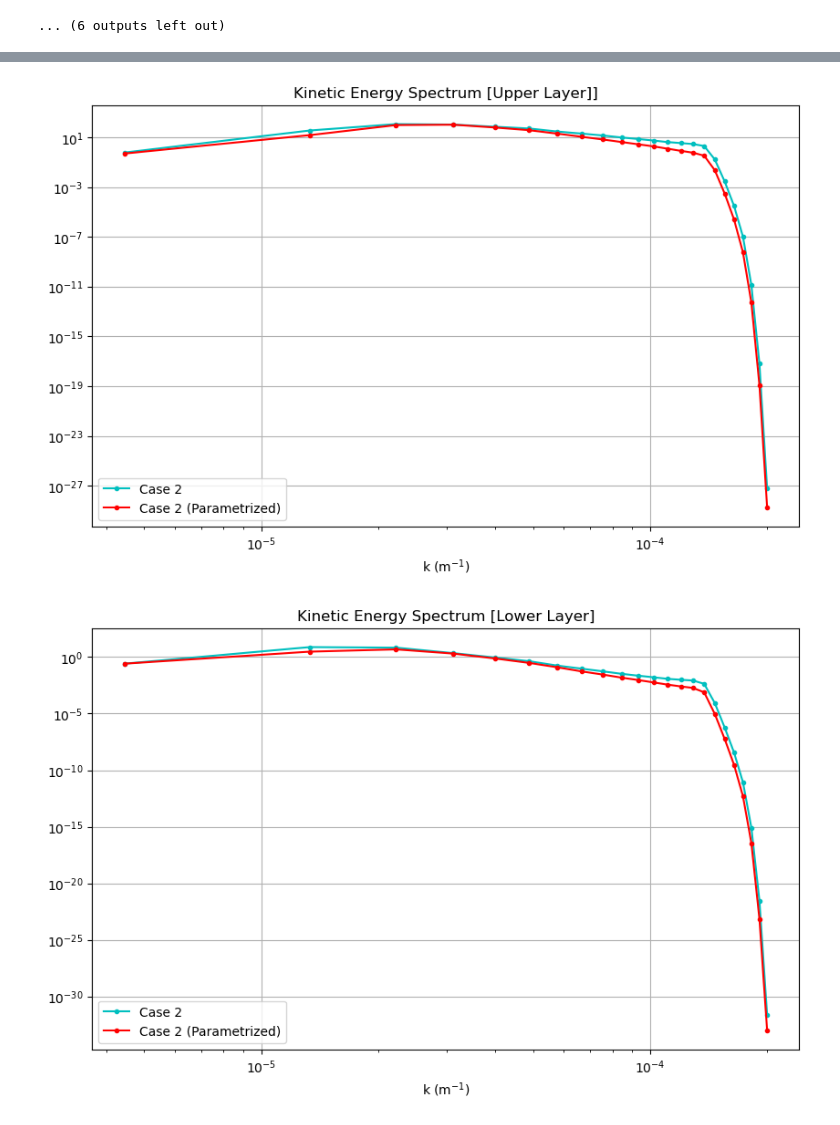
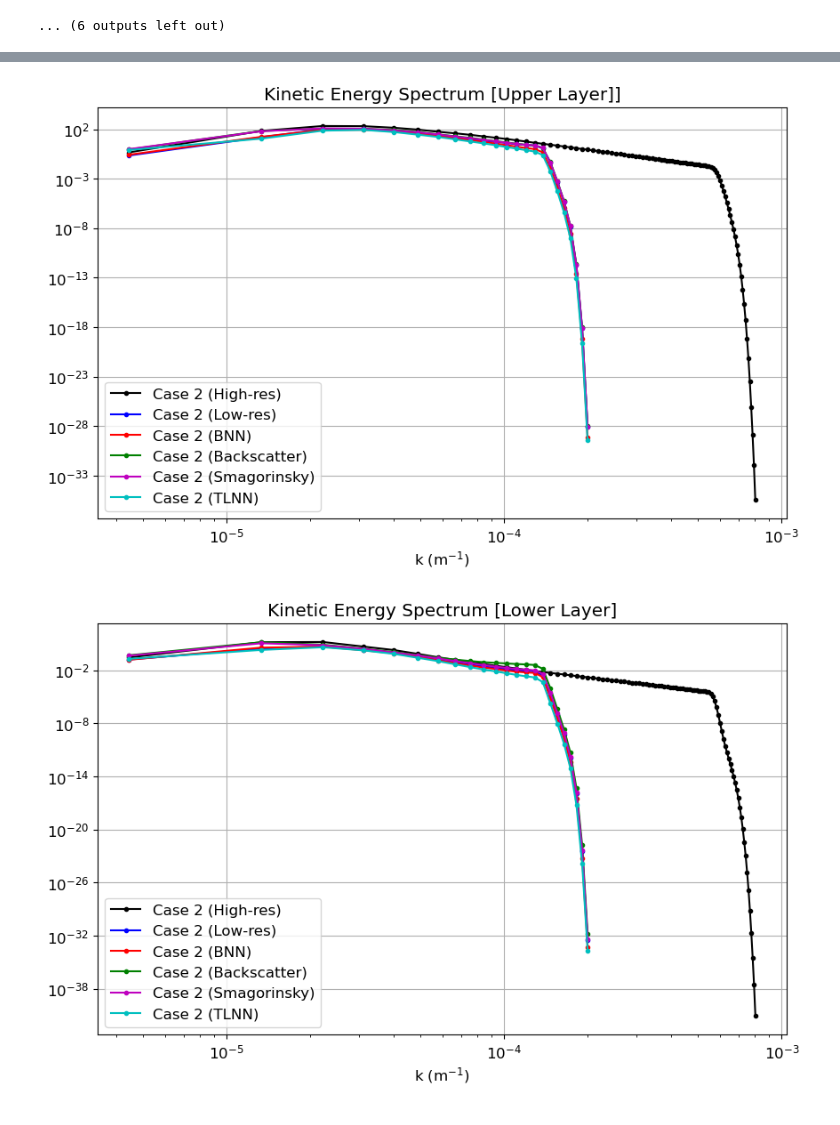
Before and after one commit to moeindarman77/TransferLearning-QG, a Jupyter notebook: online_coupling.ipynb, the cells around one changed output, grey strips where cells are left out. Cells and saved outputs as stored; diff of their text form; code cells hidden in the pictures.

Commit message:
Added different cases for coupling

```diff
--- a/online_coupling.ipynb
+++ b/online_coupling.ipynb
@@ -461,3 +565,6 @@ Traceback (most recent call last):
     PseudoSpectralKernel.__init__(self, nz, ny, nx, ntd,
 RuntimeError: Undefined plan with nthreads. This is a bug
 ... (6 outputs left out)
+# %%
+cnn_case2 = run_parameterized_model(
+    parameterization=cnn_parametrization, case=case2, base_kwargs=base_kwargs)
@@ -463,0 +609,3 @@ RuntimeError: Undefined plan with nthreads. This is a bug
+# %%
+TLNN_case2 = run_parameterized_model(
+    parameterization=TLNN_param, case=case2, base_kwargs=base_kwargs)
@@ -497,20 +698,50 @@ _, kespec_lower_case2_param = tools.calc_ispec(case2_model_param, case2_ds_param
+# %%
+def get_spectra(model, model_ds, level):
+    k, kespec = tools.calc_ispec(model, model_ds.KEspec.isel(lev=level).data)
+    return k, kespec
+
+kr_highres, kespec_upper_case2_highres = get_spectra(case2_highres, case2_highres_ds, 0)
+_, kespec_lower_case2_highres = get_spectra(case2_highres, case2_highres_ds, 1)
+
+kr_lowres, kespec_upper_case2_lowres = get_spectra(case2_lowres, case2_lowres_ds, 0)
+_, kespec_lower_case2_lowres = get_spectra(case2_lowres, case2_lowres_ds, 1)
+
+_, kespec_upper_case2_cnn = get_spectra(cnn_case2, cnn_parametrization_ds, 0)
+_, kespec_lower_case2_cnn = get_spectra(cnn_case2, cnn_parametrization_ds, 1)
+
+_,kespec_upper_case2_TLNN = get_spectra(TLNN_case2, TLNN_case2_ds, 0)
+_,kespec_lower_case2_TLNN = get_spectra(TLNN_case2, TLNN_case2_ds, 1)
+
+_, kespec_upper_case2_backscatter = get_spectra(backscatter_case2, backscatter_case2_ds, 0)
+_, kespec_lower_case2_backscatter = get_spectra(backscatter_case2, backscatter_case2_ds, 1)
+
+_, kespec_upper_case2_smagorinsky = get_spectra(smagorinsky_case2, smagorinsky_case2_ds, 0)
+_, kespec_lower_case2_smagorinsky = get_spectra(smagorinsky_case2, smagorinsky_case2_ds, 1)
 # %%
 # Creating subplots
 plt.figure(figsize=(10,6))
-plt.loglog(kr, kespec_upper_case2, 'c.-', label='Case 2')
-plt.loglog(kr_param, kespec_upper_case2_param, 'r.-', label='Case 2 (Parametrized)')
+plt.loglog(kr_highres, kespec_upper_case2_highres, 'k.-', label='Case 2 (High-res)')
+plt.loglog(kr_lowres, kespec_upper_case2_lowres, 'b.-', label='Case 2 (Low-res)')
+plt.loglog(kr_lowres, kespec_upper_case2_cnn, 'r.-', label='Case 2 (BNN)')
+plt.loglog(kr_lowres, kespec_upper_case2_backscatter, 'g.-', label='Case 2 (Backscatter)')
+plt.loglog(kr_lowres, kespec_upper_case2_smagorinsky, 'm.-', label='Case 2 (Smagorinsky)')
+plt.loglog(kr_lowres, kespec_upper_case2_TLNN, 'c.-', label='Case 2 (TLNN)')
 plt.legend(loc='lower left')
 plt.xlabel(r'k (m$^{-1}$)'); plt.grid()
 plt.title('Kinetic Energy Spectrum [Upper Layer]]')
 
 plt.figure(figsize=(10,6))
-plt.loglog(kr, kespec_lower_case2, 'c.-', label='Case 2')
-plt.loglog(kr_param, kespec_lower_case2_param, 'r.-', label='Case 2 (Parametrized)')
+plt.loglog(kr_highres, kespec_lower_case2_highres, 'k.-', label='Case 2 (High-res)')
+plt.loglog(kr_lowres, kespec_lower_case2_lowres, 'b.-', label='Case 2 (Low-res)')
+plt.loglog(kr_lowres, kespec_lower_case2_cnn, 'r.-', label='Case 2 (BNN)')
+plt.loglog(kr_lowres, kespec_lower_case2_backscatter, 'g.-', label='Case 2 (Backscatter)')
+plt.loglog(kr_lowres, kespec_lower_case2_smagorinsky, 'm.-', label='Case 2 (Smagorinsky)')
+plt.loglog(kr_lowres, kespec_lower_case2_TLNN, 'c.-', label='Case 2 (TLNN)')
 plt.title('Kinetic Energy Spectrum [Lower Layer]')
 plt.legend(loc='lower left')
 plt.xlabel(r'k (m$^{-1}$)'); plt.grid()
 
 plt.show()
 # %% [output]
-[figure, old version]
+[figure, new version]
-[figure, old version]
+[figure, new version]
```
Also changed, not shown: parts of 15 cells of this notebook.
